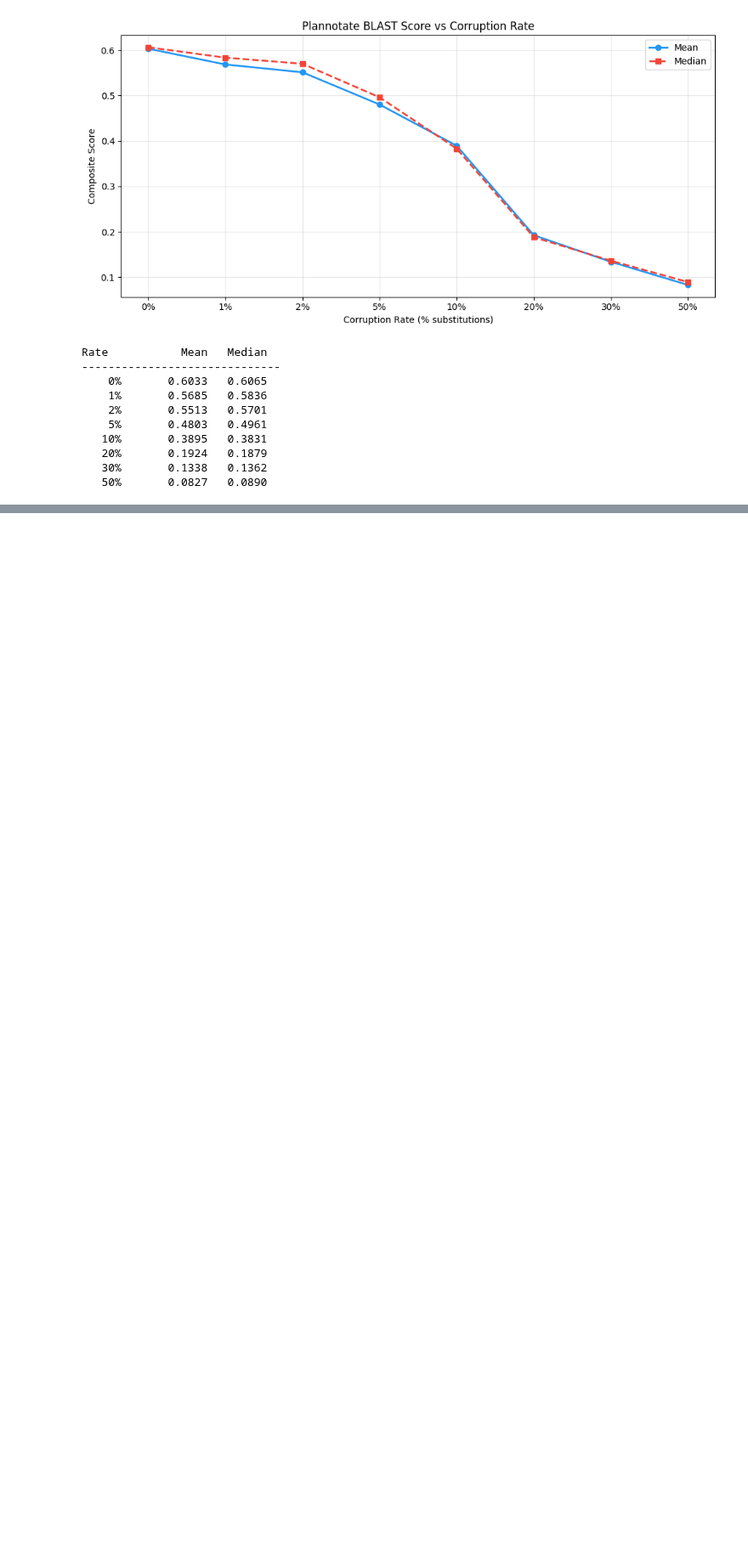
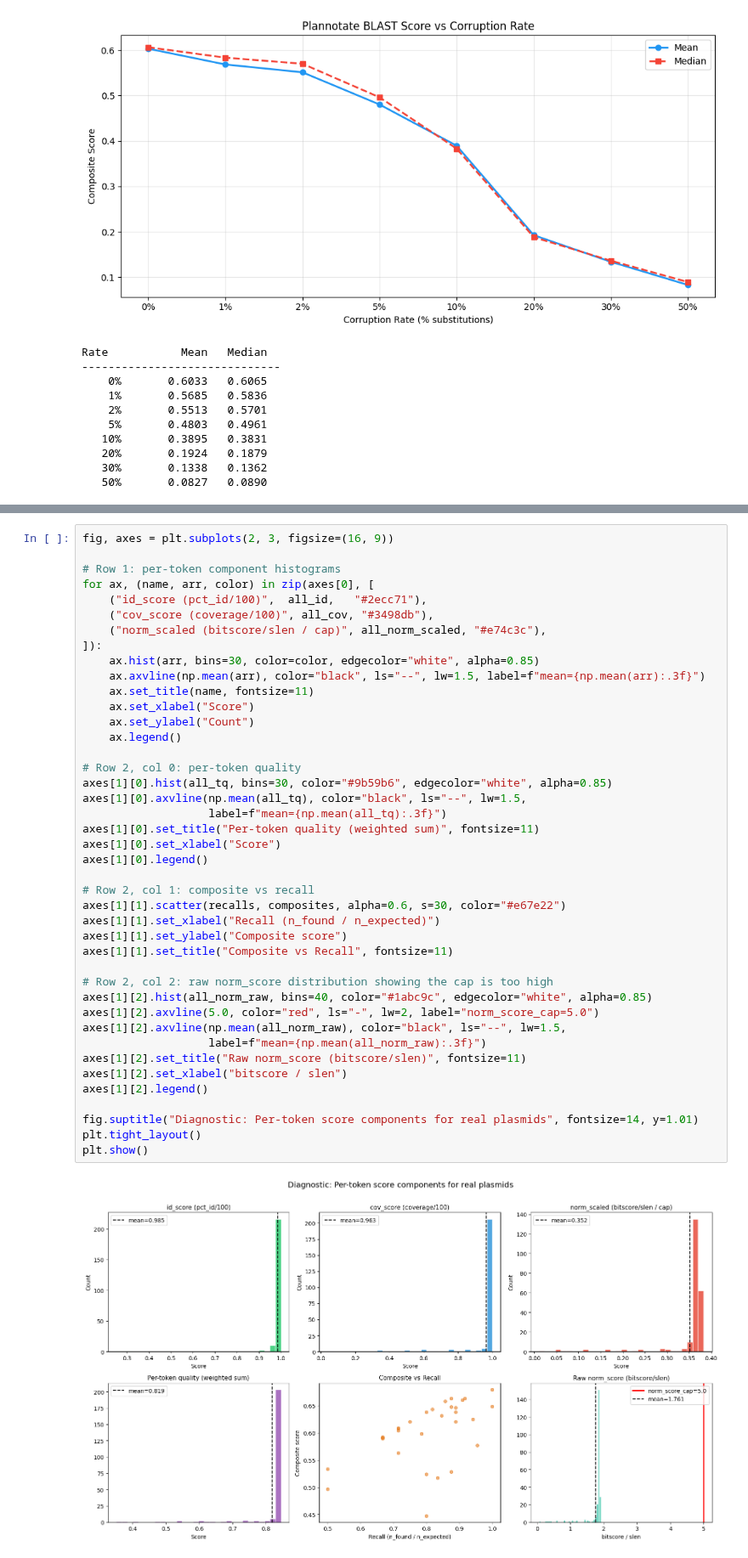
Before and after one commit to McClain-Thiel/PlasmidLLM, a Jupyter notebook: eval/scorers/plannotate_scorer.ipynb, the cells around one changed output, grey strips where cells are left out. Shown at 85% size. Drawn from its saved outputs; the diff is of its cells as text; blank space fills up the shorter version.

```diff
--- a/eval/scorers/plannotate_scorer.ipynb
+++ b/eval/scorers/plannotate_scorer.ipynb
@@ -373,0 +488,44 @@ Rate           Mean   Median
+# %%
+fig, axes = plt.subplots(2, 3, figsize=(16, 9))
+
+# Row 1: per-token component histograms
+for ax, (name, arr, color) in zip(axes[0], [
+    ("id_score (pct_id/100)",  all_id,   "#2ecc71"),
+    ("cov_score (coverage/100)", all_cov, "#3498db"),
+    ("norm_scaled (bitscore/slen / cap)", all_norm_scaled, "#e74c3c"),
+]):
+    ax.hist(arr, bins=30, color=color, edgecolor="white", alpha=0.85)
+    ax.axvline(np.mean(arr), color="black", ls="--", lw=1.5, label=f"mean={np.mean(arr):.3f}")
+    ax.set_title(name, fontsize=11)
+    ax.set_xlabel("Score")
+    ax.set_ylabel("Count")
+    ax.legend()
+
+# Row 2, col 0: per-token quality
+axes[1][0].hist(all_tq, bins=30, color="#9b59b6", edgecolor="white", alpha=0.85)
+axes[1][0].axvline(np.mean(all_tq), color="black", ls="--", lw=1.5,
+                   label=f"mean={np.mean(all_tq):.3f}")
+axes[1][0].set_title("Per-token quality (weighted sum)", fontsize=11)
+axes[1][0].set_xlabel("Score")
+axes[1][0].legend()
+
+# Row 2, col 1: composite vs recall
+axes[1][1].scatter(recalls, composites, alpha=0.6, s=30, color="#e67e22")
+axes[1][1].set_xlabel("Recall (n_found / n_expected)")
+axes[1][1].set_ylabel("Composite score")
+axes[1][1].set_title("Composite vs Recall", fontsize=11)
+
+# Row 2, col 2: raw norm_score distribution showing the cap is too high
+axes[1][2].hist(all_norm_raw, bins=40, color="#1abc9c", edgecolor="white", alpha=0.85)
+axes[1][2].axvline(5.0, color="red", ls="-", lw=2, label="norm_score_cap=5.0")
+axes[1][2].axvline(np.mean(all_norm_raw), color="black", ls="--", lw=1.5,
+                   label=f"mean={np.mean(all_norm_raw):.3f}")
+axes[1][2].set_title("Raw norm_score (bitscore/slen)", fontsize=11)
+axes[1][2].set_xlabel("bitscore / slen")
+axes[1][2].legend()
+
+fig.suptitle("Diagnostic: Per-token score components for real plasmids", fontsize=14, y=1.01)
+plt.tight_layout()
+plt.show()
+# %% [output]
+[figure, added]
```
Also changed, not shown: parts of 9 cells of this notebook, 4 other files.
